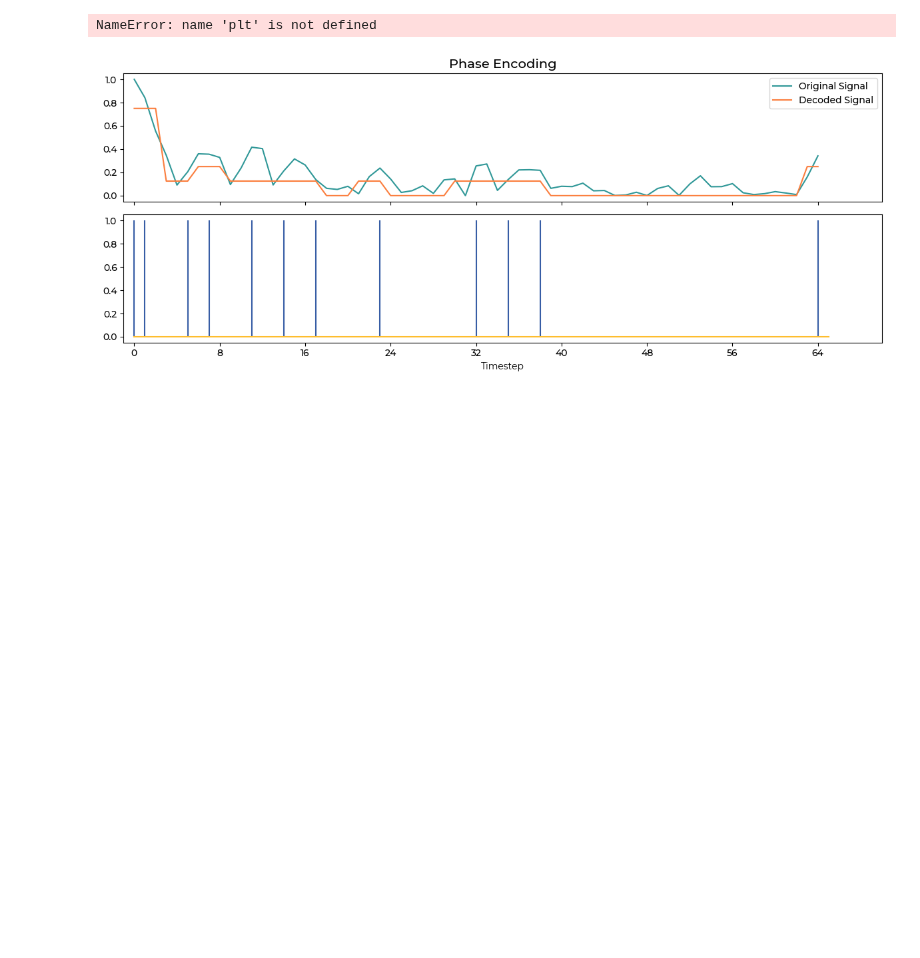
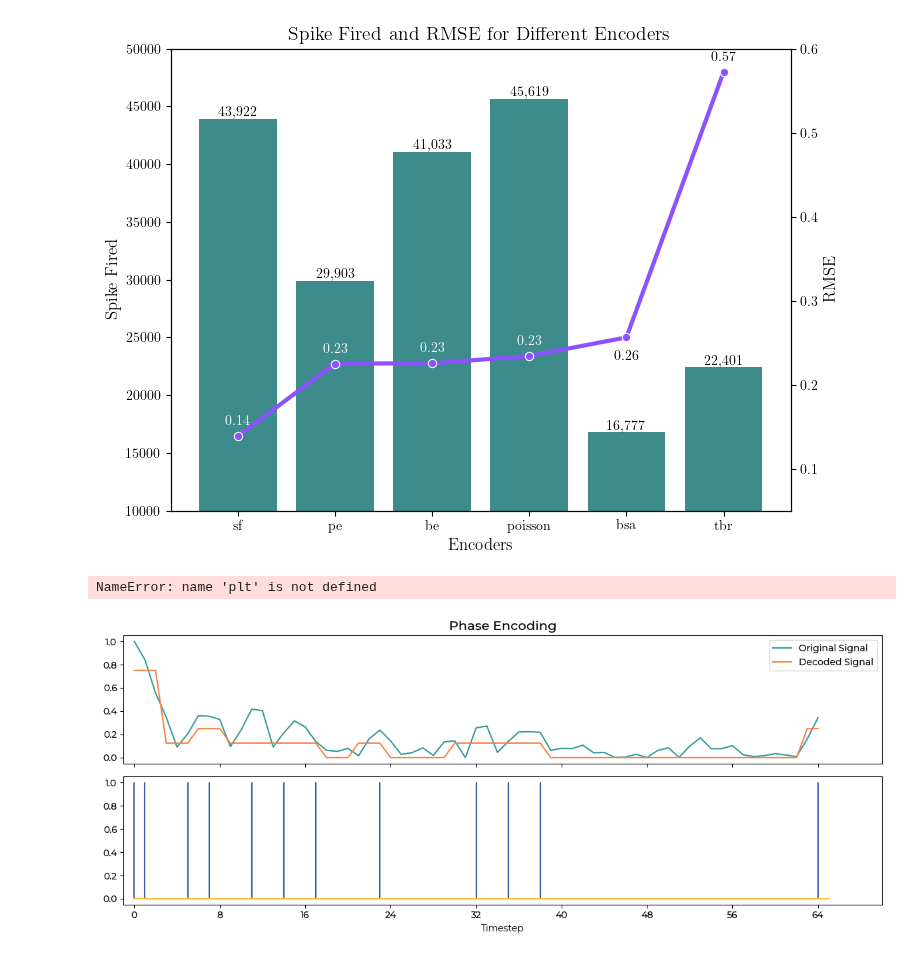
Before and after one commit to sin22766/snn-encoder-test, a Jupyter notebook: notebooks/6-poster-visual.ipynb, the cells around one changed output. Saved outputs shown, nothing was run; the diff lists cells and outputs as text; code cells hidden in the pictures; blank space fills up the shorter version.

Commit message:
feat: add code for create figure

```diff
--- a/notebooks/6-poster-visual.ipynb
+++ b/notebooks/6-poster-visual.ipynb
@@ -31,6 +29,7 @@ dataloader = DataLoader(
 # %%
 import matplotlib as mpl
 
+mpl.rcParams["text.usetex"] = True
 mpl.rcParams["font.family"] = "Montserrat"
 mpl.rcParams["font.weight"] = "medium"
 # %%
@@ -109,7 +96,0 @@ encoders = {
-# %%
-import matplotlib as mpl
-import matplotlib.pyplot as plt
-import seaborn as sns
-
-mpl.rcParams["font.family"] = "Montserrat"
-mpl.rcParams["font.weight"] = "medium"
@@ -123,0 +97,6 @@ encoder_study = optuna.load_study(
+# %%
+import pandas as pd
+
+encoder_results = pd.DataFrame(results)
+encoder_results = encoder_results.set_index("encoder")
+encoder_results
@@ -123,0 +112,3 @@ encoder_study = optuna.load_study(
+# %%
+encoder_results.sort_values("rmse", inplace=True)
+encoder_results
@@ -124,35 +126,45 @@ encoder_study = optuna.load_study(
 # %%
-# fig, ax1 = plt.subplots(figsize=(8, 6))
-# sns.barplot(
-#     data=encoder_results,
-#     x=encoder_results.index,
-#     y="spike_count",
-#     ax=ax1,
-#     color="#309898",
-# )
-# ax2 = ax1.twinx()
-# sns.lineplot(
-#     data=encoder_results,
-#     x=encoder_results.index,
-#     y="rmse",
-#     ax=ax2,
-#     color="#8c52ff",
-#     marker="o",
-#     linewidth=3,
-# )
-# ax1.set_ylabel("Spike Fired", fontdict={"fontsize": 12, "weight": "medium"})
-# ax2.set_ylabel("RMSE", fontdict={"fontsize": 12, "weight": "medium"})
-# ax2.set_ylim(0.05, 0.6)
-# ax1.set_xlabel("Encoders", fontdict={"fontsize": 12, "weight": "medium"})
-# ax1.set_title(
-#     "Spike Fired and RMSE for Different Encoders",
-#     fontdict={"fontsize": 14, "weight": "medium"},
-# )
-# ax1.set_ylim(20000, 90000)
-# for i in ax1.containers:
-#     ax1.bar_label(i, fmt=lambda x: f"{x:,.0f}")
+import matplotlib.pyplot as plt
+import seaborn as sns
 
-# labels = list(zip(encoder_results.index, encoder_results["rmse"]))
+fig, ax1 = plt.subplots(figsize=(8, 6))
+sns.barplot(
+    data=encoder_results,
+    x=encoder_results.index,
+    y="spike_count",
+    ax=ax1,
+    color="#309898",
+)
+ax2 = ax1.twinx()
+sns.lineplot(
+    data=encoder_results,
+    x=encoder_results.index,
+    y="rmse",
+    ax=ax2,
+    color="#8c52ff",
+    marker="o",
+    linewidth=3,
+)
+ax1.set_ylabel("Spike Fired", fontdict={"fontsize": 12, "weight": "medium"})
+ax2.set_ylabel("RMSE", fontdict={"fontsize": 12, "weight": "medium"})
+ax2.set_ylim(0.05, 0.6)
+ax1.set_xlabel("Encoders", fontdict={"fontsize": 12, "weight": "medium"})
+ax1.set_title(
+    "Spike Fired and RMSE for Different Encoders",
+    fontdict={"fontsize": 14, "weight": "medium"},
+)
+ax1.set_ylim(10000, 50000)
+for i in ax1.containers:
+    ax1.bar_label(i, fmt=lambda x: f"{x:,.0f}")
 
-# for x, y in labels:
-#     ax2.text(x, y - 0.05, f"{y:.2f}", color="white", ha="center", va="bottom")
+labels = list(zip(encoder_results.index, encoder_results["rmse"]))
+
+for idx, (x, y) in enumerate(labels):
+    if idx <= 3:
+        ax2.text(x, y + 0.01, f"{y:.2f}", color="white", ha="center", va="bottom", fontdict={"weight": "bold"})
+    elif idx == 4:
+        ax2.text(x, y - 0.03, f"{y:.2f}", color="black", ha="center", va="bottom", fontdict={"weight": "bold"})
+    else:
+        ax2.text(x, y + 0.01, f"{y:.2f}", color="black", ha="center", va="bottom", fontdict={"weight": "bold"})
+# %% [output]
+[figure, added]
```
Also changed, not shown: parts of 10 cells of this notebook, 5 other files.
